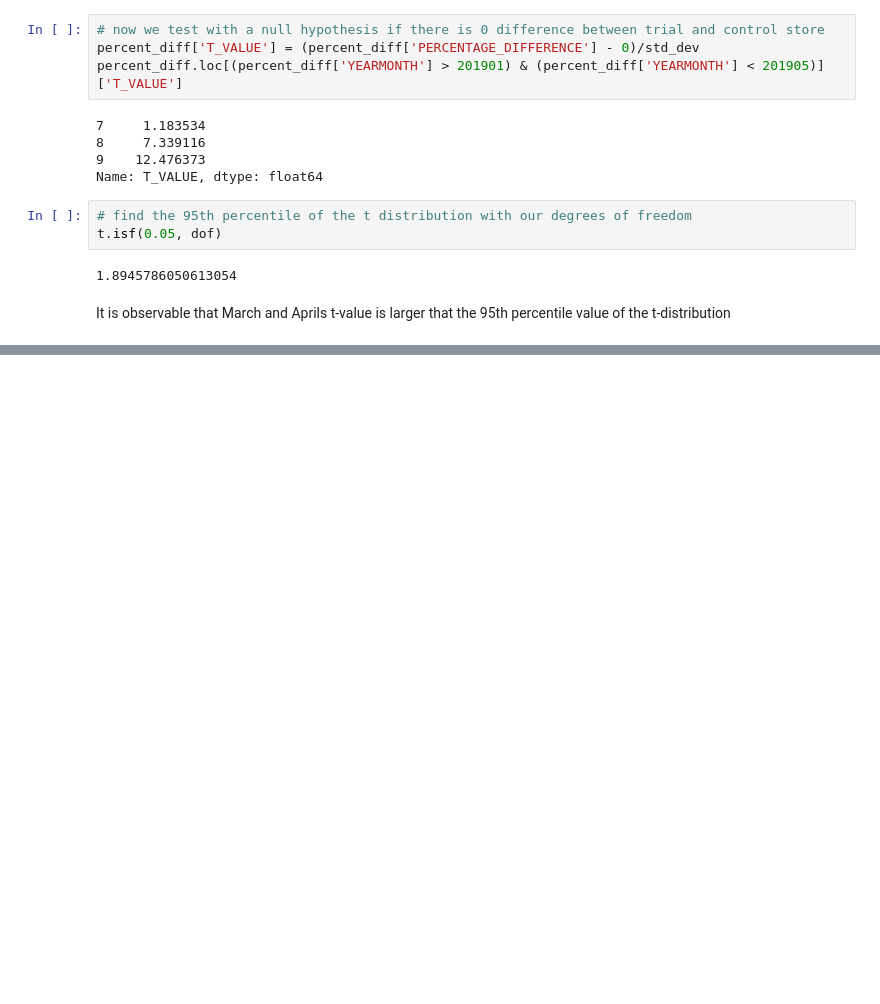
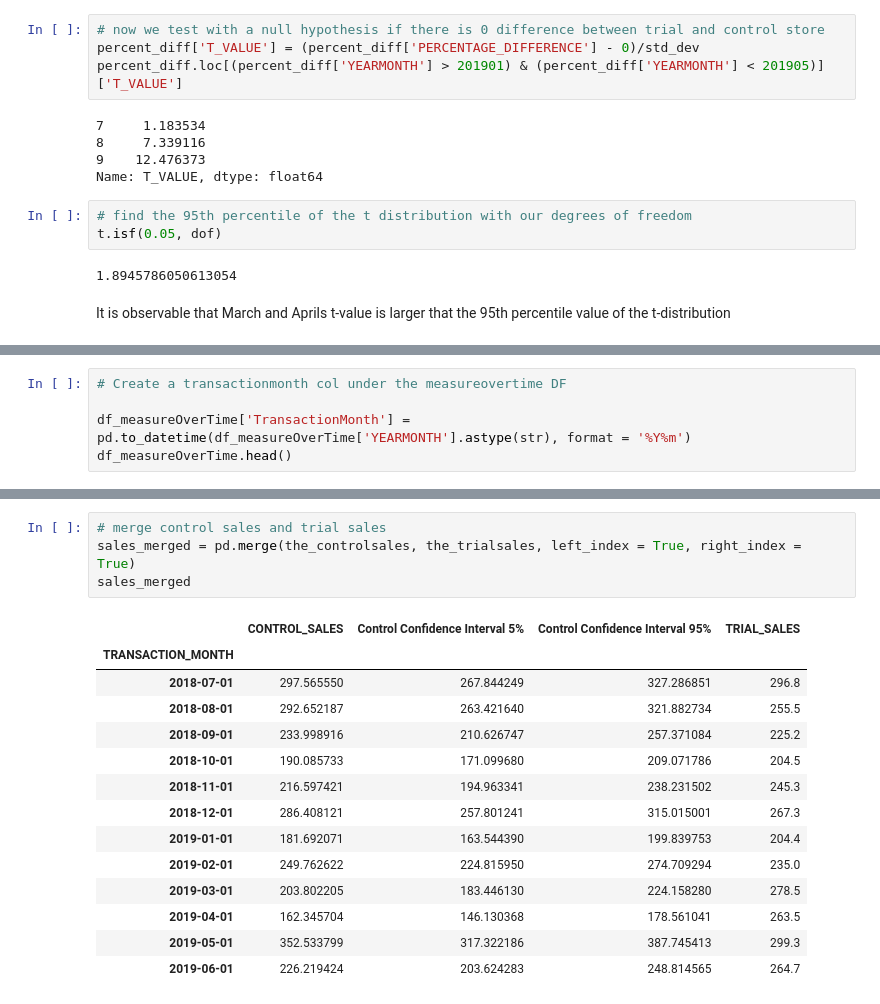
Before and after one commit to wa-le/Quantium-Forage-Virtual-Internship, a Jupyter notebook: my_quantium_T2.ipynb, the cells around one changed output, grey strips where cells are left out. Saved outputs shown, nothing was run; the diff lists cells and outputs as text; blank space fills up the shorter version.

```diff
--- a/my_quantium_T2.ipynb
+++ b/my_quantium_T2.ipynb
@@ -883,0 +957,5 @@ It is observable that March and Aprils t-value is larger that the 95th percentil
+# %%
+# Create a transactionmonth col under the measureovertime DF
+
+df_measureOverTime['TransactionMonth'] = pd.to_datetime(df_measureOverTime['YEARMONTH'].astype(str), format = '%Y%m')
+df_measureOverTime.head()
@@ -883,0 +994,19 @@ It is observable that March and Aprils t-value is larger that the 95th percentil
+# %%
+# merge control sales and trial sales
+sales_merged = pd.merge(the_controlsales, the_trialsales, left_index = True, right_index = True)
+sales_merged
+# %% [output]
+|  | CONTROL_SALES | Control Confidence Interval 5% | Control Confidence Interval 95% | TRIAL_SALES |
+| TRANSACTION_MONTH |  |  |  |  |
+| 2018-07-01 | 297.565550 | 267.844249 | 327.286851 | 296.8 |
+| 2018-08-01 | 292.652187 | 263.421640 | 321.882734 | 255.5 |
+| 2018-09-01 | 233.998916 | 210.626747 | 257.371084 | 225.2 |
+| 2018-10-01 | 190.085733 | 171.099680 | 209.071786 | 204.5 |
+| 2018-11-01 | 216.597421 | 194.963341 | 238.231502 | 245.3 |
+| 2018-12-01 | 286.408121 | 257.801241 | 315.015001 | 267.3 |
+| 2019-01-01 | 181.692071 | 163.544390 | 199.839753 | 204.4 |
+| 2019-02-01 | 249.762622 | 224.815950 | 274.709294 | 235.0 |
+| 2019-03-01 | 203.802205 | 183.446130 | 224.158280 | 278.5 |
+| 2019-04-01 | 162.345704 | 146.130368 | 178.561041 | 263.5 |
+| 2019-05-01 | 352.533799 | 317.322186 | 387.745413 | 299.3 |
+| 2019-06-01 | 226.219424 | 203.624283 | 248.814565 | 264.7 |
```
Also changed, not shown: parts of 12 cells of this notebook.
